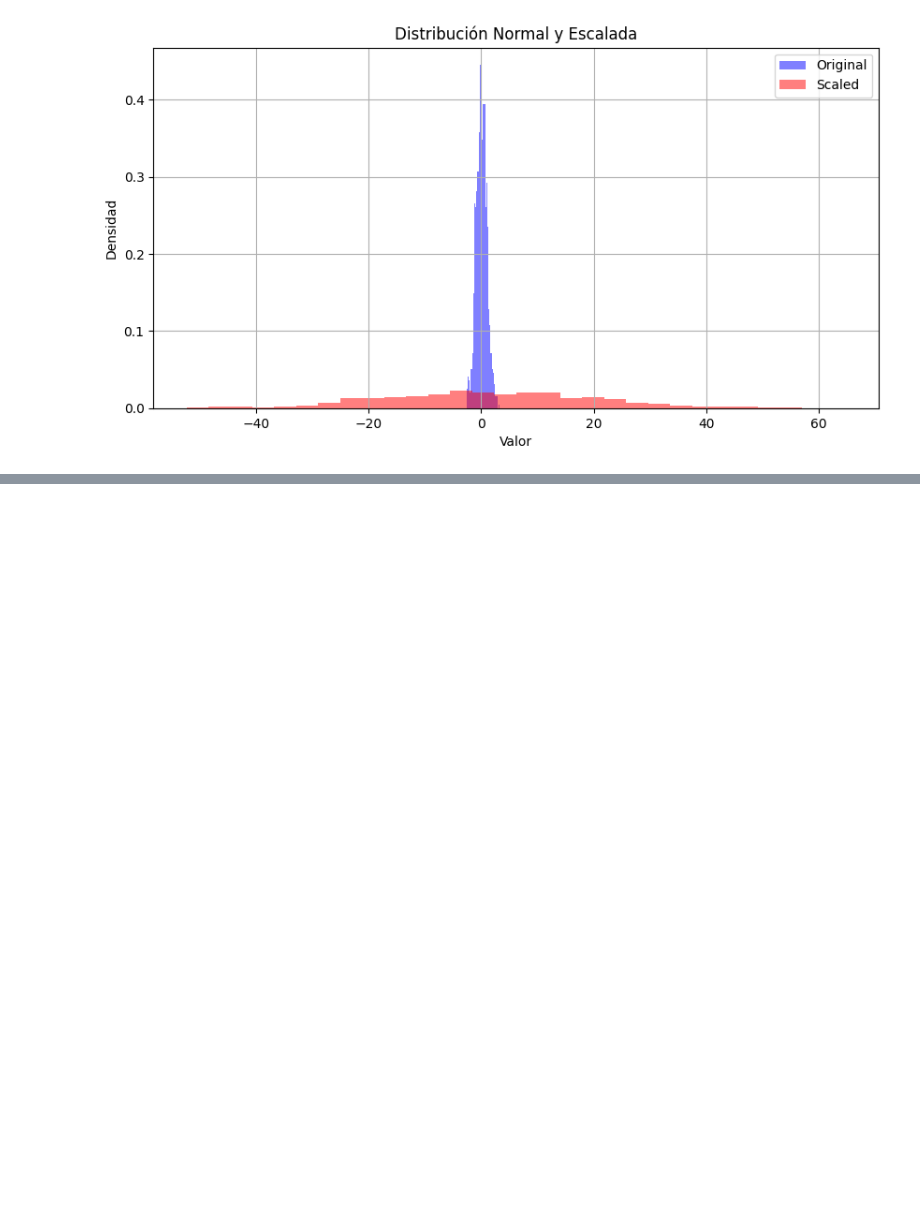
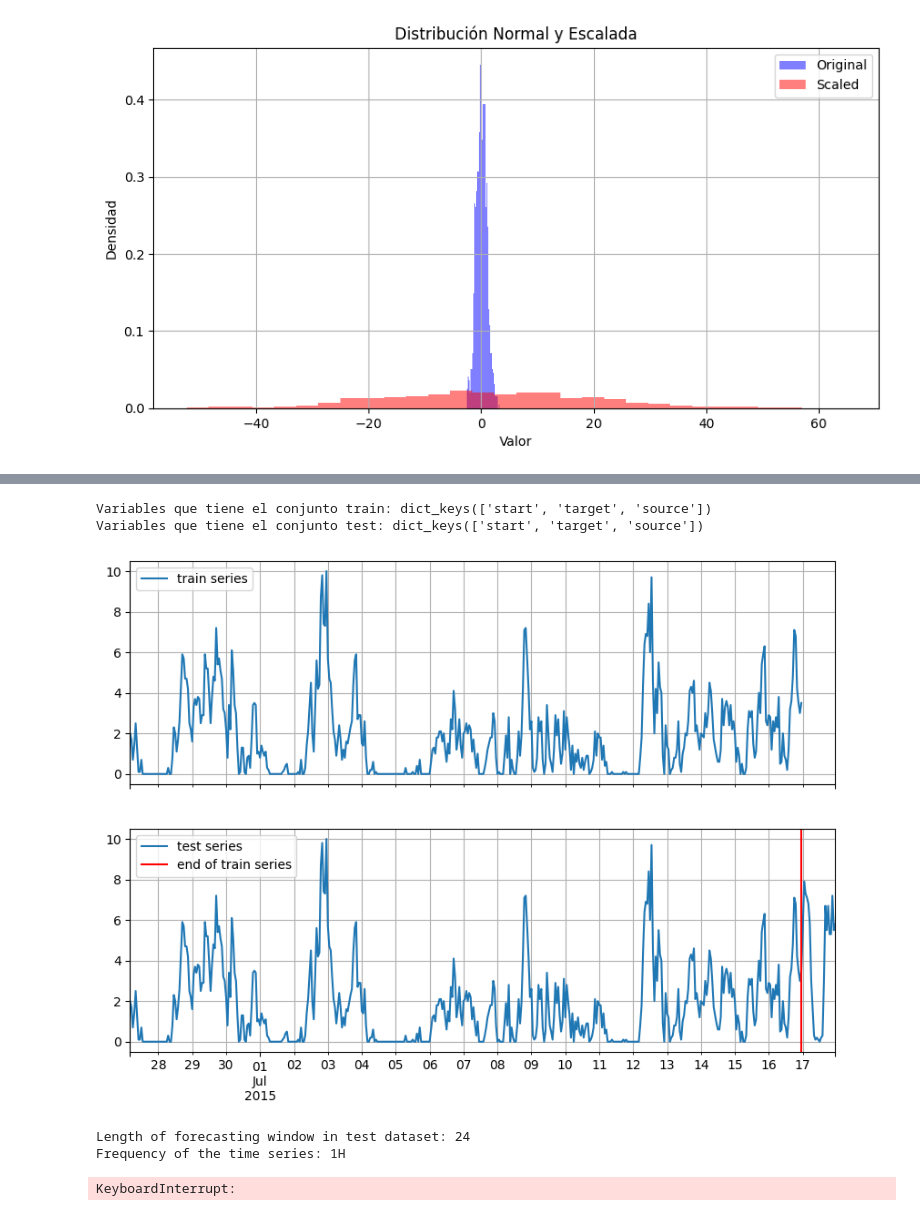
Before and after one commit to sergio825/pytorch-ts, a Jupyter notebook: Multivariate_TempFlow.ipynb, the cells around one changed output, grey strips where cells are left out. Drawn from its saved outputs; the diff is of its cells as text; code cells hidden in the pictures; blank space fills up the shorter version.

```diff
--- a/Multivariate_TempFlow.ipynb
+++ b/Multivariate_TempFlow.ipynb
@@ -461,0 +310,3 @@ plt.show()
+# %%
+target = canela.Generacion_MW
+#target = np.expand_dims(target, axis=0)
@@ -461,0 +333,2 @@ plt.show()
+# %%
+prediction_length = 24
@@ -461,0 +364,21 @@ plt.show()
+# %%
+#CASO SIN AJUSTES.
+train_ds = ListDataset(
+    [{"start": canela.index[0],
+      "target": target.iloc[:-prediction_length]}],
+    freq = "1H"
+)
+
+test_ds = ListDataset(
+    [{"start": canela.index[0],
+      "target": target}],
+    freq = "1H"
+)
+# %%
+train_entry = next(iter(train_ds))
+test_entry = next(iter(test_ds))
+
+print(f"Variables que tiene el conjunto train: {train_entry.keys()}\nVariables que tiene el conjunto test: {test_entry.keys()}")
+# %% [output]
+Variables que tiene el conjunto train: dict_keys(['start', 'target', 'source'])
+Variables que tiene el conjunto test: dict_keys(['start', 'target', 'source'])
@@ -461,0 +393,26 @@ plt.show()
+# %%
+test_series = to_pandas(test_entry)
+train_series = to_pandas(train_entry)
+
+fig, ax = plt.subplots(2, 1, sharex=True, sharey=True, figsize=(10, 7))
+
+train_series[-500:].plot(ax=ax[0])
+ax[0].grid(which="both")
+ax[0].legend(["train series"], loc="upper left")
+
+test_series[-500:].plot(ax=ax[1])
+ax[1].axvline(train_series.index[-1], color="r")  # end of train dataset
+ax[1].grid(which="both")
+ax[1].legend(["test series", "end of train series"], loc="upper left")
+
+plt.show()
+# %% [output]
+[figure, added]
+# %%
+print(
+    f"Length of forecasting window in test dataset: {len(test_series) - len(train_series)}"
+)
+print(f"Frequency of the time series: 1H")
+# %% [output]
+Length of forecasting window in test dataset: 24
+Frequency of the time series: 1H
@@ -461,0 +439,4 @@ plt.show()
+# %%
+predictor = estimator.train(dataset_train, prefetch_factor = None)
+# %% [output]
+KeyboardInterrupt:
```
Also changed, not shown: parts of 43 cells of this notebook, 2 other files.
